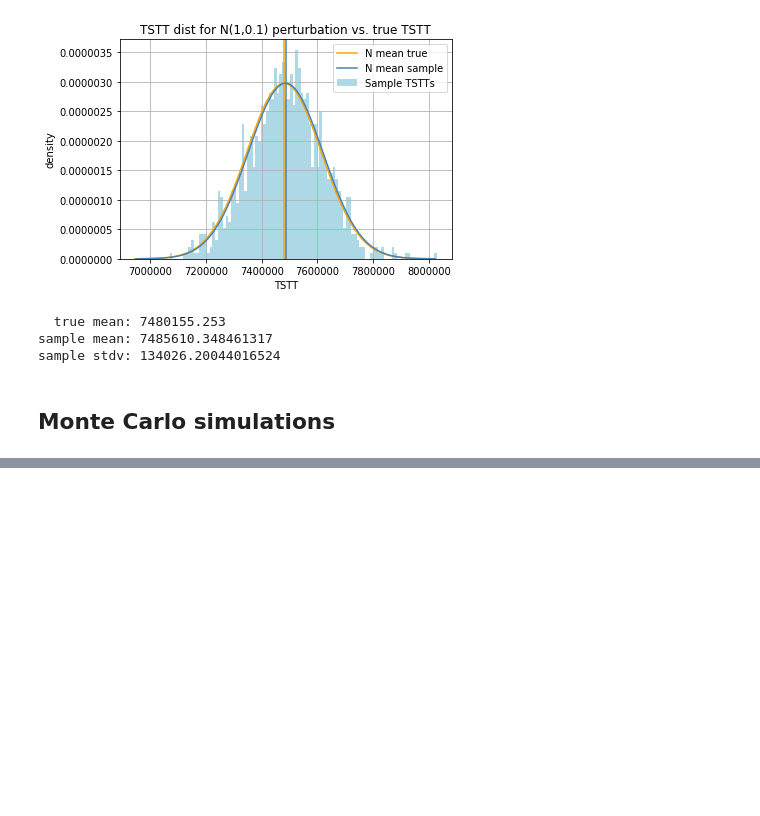
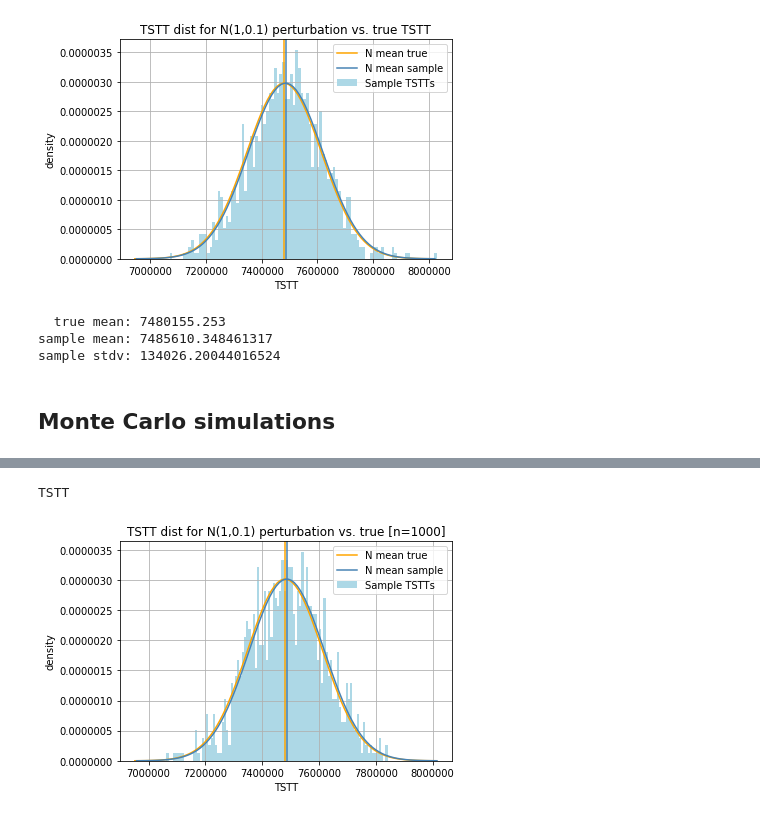
Before and after one commit to CarlinLiao/od-perturbation, a Jupyter notebook: automation.ipynb, the cells around one changed output, grey strips where cells are left out. Drawn from its saved outputs; the diff is of its cells as text; code cells hidden in the pictures; blank space fills up the shorter version.

Commit message:
added normalcy tests, refined monte carlo

```diff
--- a/automation.ipynb
+++ b/automation.ipynb
@@ -317,0 +208,80 @@ sample stdv: 409255.67778822157
+# %%
+def monte_carlo(
+    tstt_true,
+    wvc_true,
+
+    netFileName,
+    demandFileName,
+    n,
+    perturbType="normal",
+    norm_mean=1,
+    norm_sd=.1,
+    uniform_low=.9,
+    uniform_high=1.1,
+    nodesPerturbedAlways=[],
+    nodesPerturbedIfOrig=[],
+    nodesPerturbedIfDest=[],
+
+    plot_true_mean=True,
+    verbose_output=False,
+
+    return_sample=False
+):
+    rezzes = tap_multi_trial(
+        netFileName,
+        demandFileName,
+        n,
+        perturbType,
+        norm_mean,
+        norm_sd,
+        uniform_low,
+        uniform_high,
+        nodesPerturbedAlways,
+        nodesPerturbedIfOrig,
+        nodesPerturbedIfDest
+    )
+
+    if verbose_output:
+        print('TSTT')
+    tstts = pd.Series([r[0] for r in rezzes])
+    # TODO: remove uniform functionality or adapt to account for it
+    tstt_mean, tstt_sd = visualize(tstts, tstt_true, plot_true_mean, img_title='TSTT dist for N({},{}) perturbation vs. true [n={}]'.format(norm_mean, norm_sd, n), img_filename='output/tstt_N({},{})_n{}.png'.format(norm_mean, norm_sd, n), verbose_output=verbose_output)
+    tstt_pvalue = stats.shapiro(tstts)[1]
+    if verbose_output:
+        print('  shapiro p:', tstt_pvalue)
+        print('% in 95% CI:', ((tstts > tstt_mean-2*tstt_sd) & (tstts < tstt_mean+2*tstt_sd)).sum()/len(tstts))
+
+    print('\nWeighted V/C')
+    wvcs = pd.Series([r[1] for r in rezzes])
+    wvc_mean, wvc_sd = visualize(wvcs, wvc_true, plot_true_mean, img_title='w v/c dist for N({},{}) perturbation vs. true [n={}]'.format(norm_mean, norm_sd, n), img_filename='output/wvc_N({},{})_n{}.png'.format(norm_mean, norm_sd, n), verbose_output=verbose_output)
+    wvc_pvalue = stats.shapiro(wvcs)[1]
+    if verbose_output:
+        print('  shapiro p:', wvc_pvalue)
+        print('% in 95% CI:', ((wvcs > wvc_mean-2*wvc_sd) & (wvcs < wvc_mean+2*wvc_sd)).sum()/len(wvcs))
+
+    pd.DataFrame({
+        'mean': np.ones(n)*norm_mean,
+        'sd': np.ones(n)*norm_sd,
+        'TSTT': tstts,
+        'wvc' : wvcs
+    } if perturbType is 'normal' else {
+        'low': np.ones(n)*uniform_low,
+        'high': np.ones(n)*uniform_high,
+        'TSTT': tstts,
+        'wvc' : wvcs
+    }).to_csv('output/N({},{})_n{}.csv'.format(norm_mean, norm_sd, n))
+
+    if return_sample:
+        return tstt_mean, tstt_sd, tstt_pvalue, wvc_mean, wvc_sd, wvc_pvalue, tstts, wvcs
+    else:
+        return tstt_mean, tstt_sd, tstt_pvalue, wvc_mean, wvc_sd, wvc_pvalue
+
+n1sdp1_tstt_mean, n1sdp1_tstt_sd, n1sdp1_tstt_pv, n1sdp1_wvc_mean, n1sdp1_wvc_sd, n1sdp1_wvc_pv, n1sdp1_tstts, n1sdp1_wvcs = monte_carlo(true_tstt, true_wvc,
+                                                                             "SiouxFalls_net.tntp",
+                                                                             "SiouxFalls_trips.tntp",
+                                                                             1000,
+                                                                             verbose_output=True,
+                                                                             return_sample=True)
+# %% [output]
+TSTT
+[figure, added]
```
Also changed, not shown: parts of 9 cells of this notebook, 1 other file.
